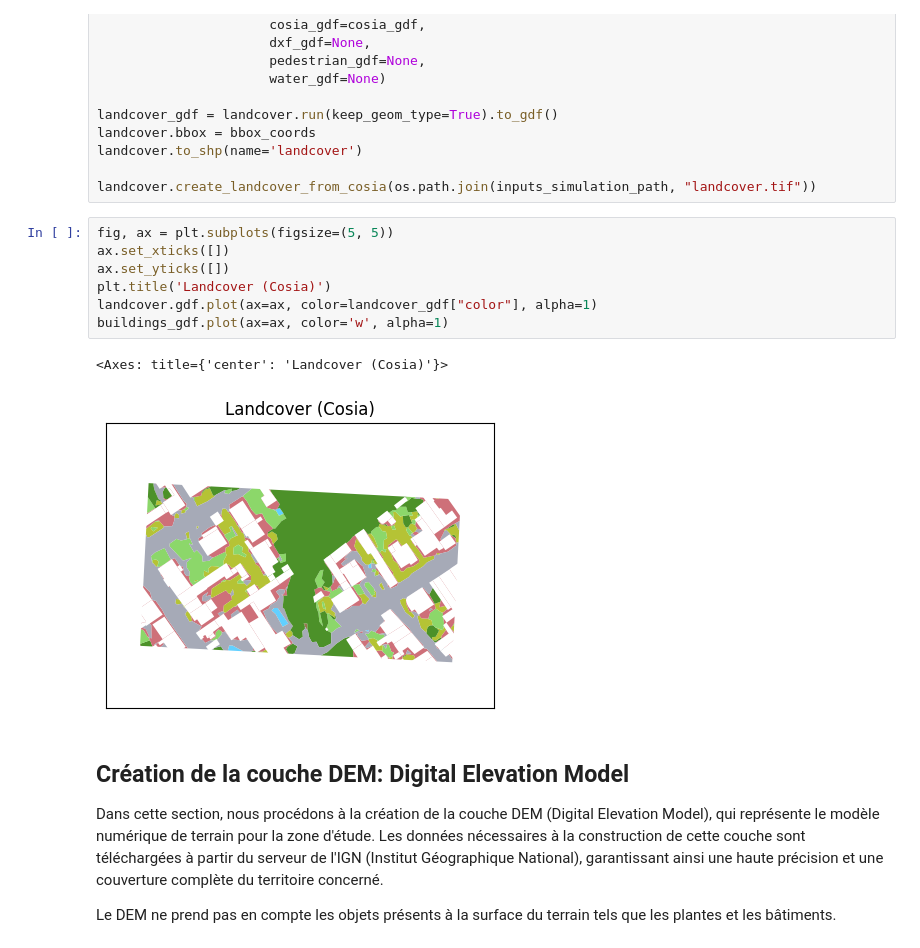
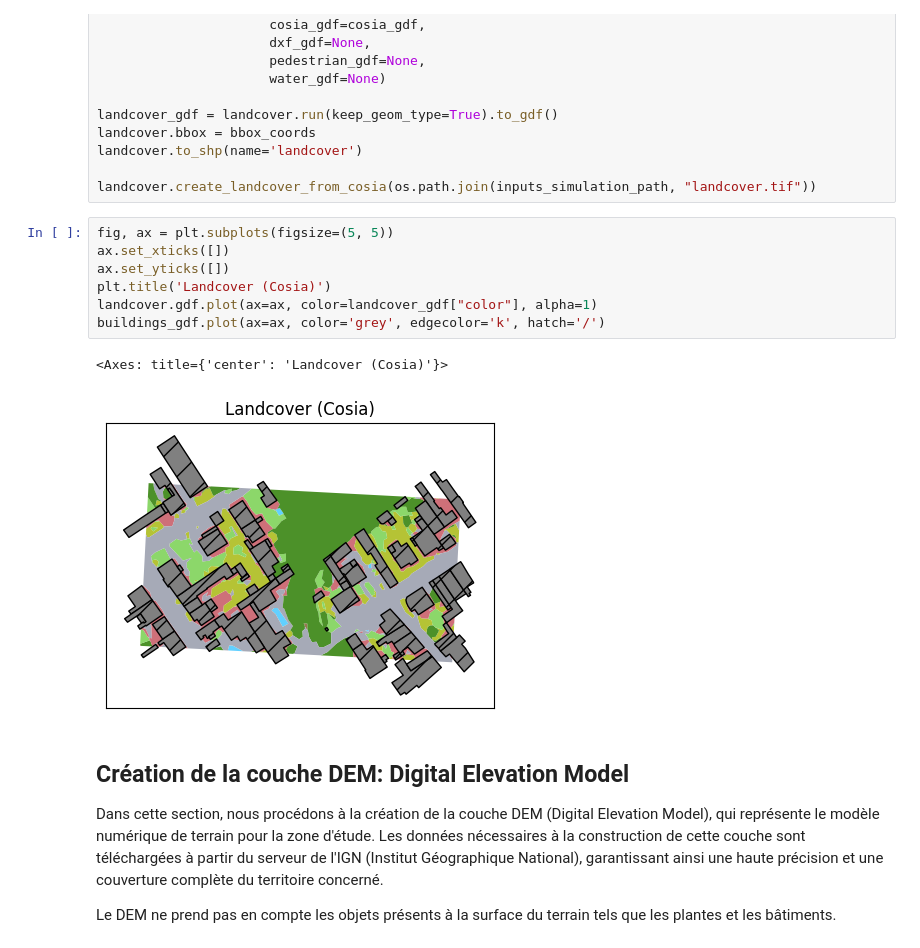
Before and after one commit to rupeelab17/pymdu, a Jupyter notebook: Demo_PyMDU_Atelier.ipynb, the cells around one changed output. Cells and saved outputs as stored; diff of their text form.

```diff
--- a/Demo_PyMDU_Atelier.ipynb
+++ b/Demo_PyMDU_Atelier.ipynb
@@ -251,13 +251,13 @@ landcover.create_landcover_from_cosia(os.path.join(inputs_simulation_path, "land
 # %%
 fig, ax = plt.subplots(figsize=(5, 5))
 ax.set_xticks([])
 ax.set_yticks([])
 plt.title('Landcover (Cosia)')
 landcover.gdf.plot(ax=ax, color=landcover_gdf["color"], alpha=1)
-buildings_gdf.plot(ax=ax, color='w', alpha=1)
+buildings_gdf.plot(ax=ax, color='grey', edgecolor='k', hatch='/')
 # %% [output]
 <Axes: title={'center': 'Landcover (Cosia)'}>
-[figure, old version]
+[figure, new version]
 # %% [markdown]
 ## Création de la couche DEM: Digital Elevation Model
 
```
Also changed, not shown: parts of 22 cells of this notebook.
